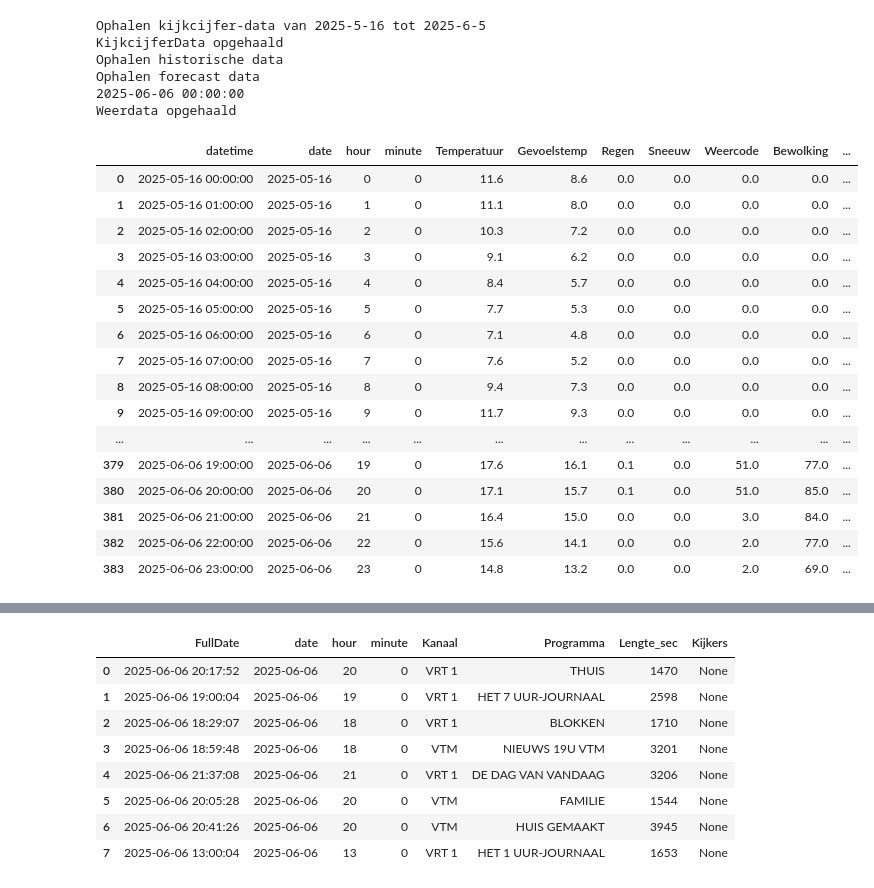
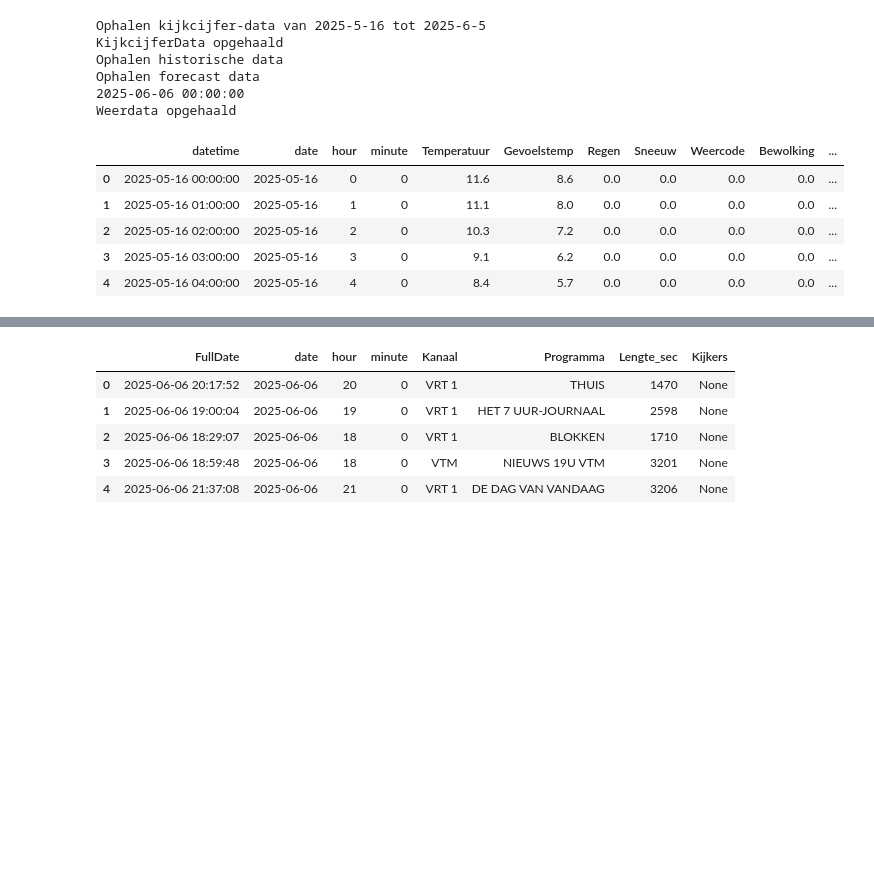
Before and after one commit to zhebii/ML_project_kijkcijfers, a Jupyter notebook: pipeline_tester.ipynb, the cells around one changed output, grey strips where cells are left out. Drawn from its saved outputs; the diff is of its cells as text; code cells hidden in the pictures; blank space fills up the shorter version.

```diff
--- a/pipeline_tester.ipynb
+++ b/pipeline_tester.ipynb
@@ -245,28 +245,17 @@ def cleanWeerData(df):
 # %%
 histWeerdataClean = cleanWeerData(histWeerdata)
 histKijkcijfersClean = cleanKijkcijferData(histKijkcijfers)
 teVoorspellenClean = cleanKijkcijferData(teVoorspellen)
-display(histWeerdataClean)
-display(histKijkcijfersClean)
-display(teVoorspellenClean)
+display(histWeerdataClean.head())
+display(histKijkcijfersClean.head())
+display(teVoorspellenClean.head())
 # %% [output]
 |  | datetime | date | hour | minute | Temperatuur | Gevoelstemp | Regen | Sneeuw | Weercode | Bewolking | ... |
 | 0 | 2025-05-16 00:00:00 | 2025-05-16 | 0 | 0 | 11.6 | 8.6 | 0.0 | 0.0 | 0.0 | 0.0 | ... |
 | 1 | 2025-05-16 01:00:00 | 2025-05-16 | 1 | 0 | 11.1 | 8.0 | 0.0 | 0.0 | 0.0 | 0.0 | ... |
 | 2 | 2025-05-16 02:00:00 | 2025-05-16 | 2 | 0 | 10.3 | 7.2 | 0.0 | 0.0 | 0.0 | 0.0 | ... |
 | 3 | 2025-05-16 03:00:00 | 2025-05-16 | 3 | 0 | 9.1 | 6.2 | 0.0 | 0.0 | 0.0 | 0.0 | ... |
 | 4 | 2025-05-16 04:00:00 | 2025-05-16 | 4 | 0 | 8.4 | 5.7 | 0.0 | 0.0 | 0.0 | 0.0 | ... |
-| 5 | 2025-05-16 05:00:00 | 2025-05-16 | 5 | 0 | 7.7 | 5.3 | 0.0 | 0.0 | 0.0 | 0.0 | ... |
-| 6 | 2025-05-16 06:00:00 | 2025-05-16 | 6 | 0 | 7.1 | 4.8 | 0.0 | 0.0 | 0.0 | 0.0 | ... |
-| 7 | 2025-05-16 07:00:00 | 2025-05-16 | 7 | 0 | 7.6 | 5.2 | 0.0 | 0.0 | 0.0 | 0.0 | ... |
-| 8 | 2025-05-16 08:00:00 | 2025-05-16 | 8 | 0 | 9.4 | 7.3 | 0.0 | 0.0 | 0.0 | 0.0 | ... |
-| 9 | 2025-05-16 09:00:00 | 2025-05-16 | 9 | 0 | 11.7 | 9.3 | 0.0 | 0.0 | 0.0 | 0.0 | ... |
-| ... | ... | ... | ... | ... | ... | ... | ... | ... | ... | ... | ... |
-| 379 | 2025-06-06 19:00:00 | 2025-06-06 | 19 | 0 | 17.6 | 16.1 | 0.1 | 0.0 | 51.0 | 77.0 | ... |
-| 380 | 2025-06-06 20:00:00 | 2025-06-06 | 20 | 0 | 17.1 | 15.7 | 0.1 | 0.0 | 51.0 | 85.0 | ... |
-| 381 | 2025-06-06 21:00:00 | 2025-06-06 | 21 | 0 | 16.4 | 15.0 | 0.0 | 0.0 | 3.0 | 84.0 | ... |
-| 382 | 2025-06-06 22:00:00 | 2025-06-06 | 22 | 0 | 15.6 | 14.1 | 0.0 | 0.0 | 2.0 | 77.0 | ... |
-| 383 | 2025-06-06 23:00:00 | 2025-06-06 | 23 | 0 | 14.8 | 13.2 | 0.0 | 0.0 | 2.0 | 69.0 | ... |
 |  | FullDate | date | hour | minute | Kanaal | Programma | Lengte_sec | Kijkers |
 | 0 | 2025-05-16 20:15:38 | 2025-05-16 | 20 | 0 | VRT 1 | THUIS | 1489 | 937648 |
 | 1 | 2025-05-16 19:00:05 | 2025-05-16 | 19 | 0 | VRT 1 | HET 7 UUR-JOURNAAL | 2685 | 760119 |
@@ -290,9 +268,6 @@ display(teVoorspellenClean)
 | 2 | 2025-06-06 18:29:07 | 2025-06-06 | 18 | 0 | VRT 1 | BLOKKEN | 1710 | None |
 | 3 | 2025-06-06 18:59:48 | 2025-06-06 | 18 | 0 | VTM | NIEUWS 19U VTM | 3201 | None |
 | 4 | 2025-06-06 21:37:08 | 2025-06-06 | 21 | 0 | VRT 1 | DE DAG VAN VANDAAG | 3206 | None |
-| 5 | 2025-06-06 20:05:28 | 2025-06-06 | 20 | 0 | VTM | FAMILIE | 1544 | None |
-| 6 | 2025-06-06 20:41:26 | 2025-06-06 | 20 | 0 | VTM | HUIS GEMAAKT | 3945 | None |
-| 7 | 2025-06-06 13:00:04 | 2025-06-06 | 13 | 0 | VRT 1 | HET 1 UUR-JOURNAAL | 1653 | None |
 # %%
 def mergen(kijkcijfers, weer):
   kijkcijfersWeer = pd.merge(kijkcijfers, weer, on=['date', 'hour'], how='left')
```
Also changed, not shown: parts of 8 cells of this notebook.
